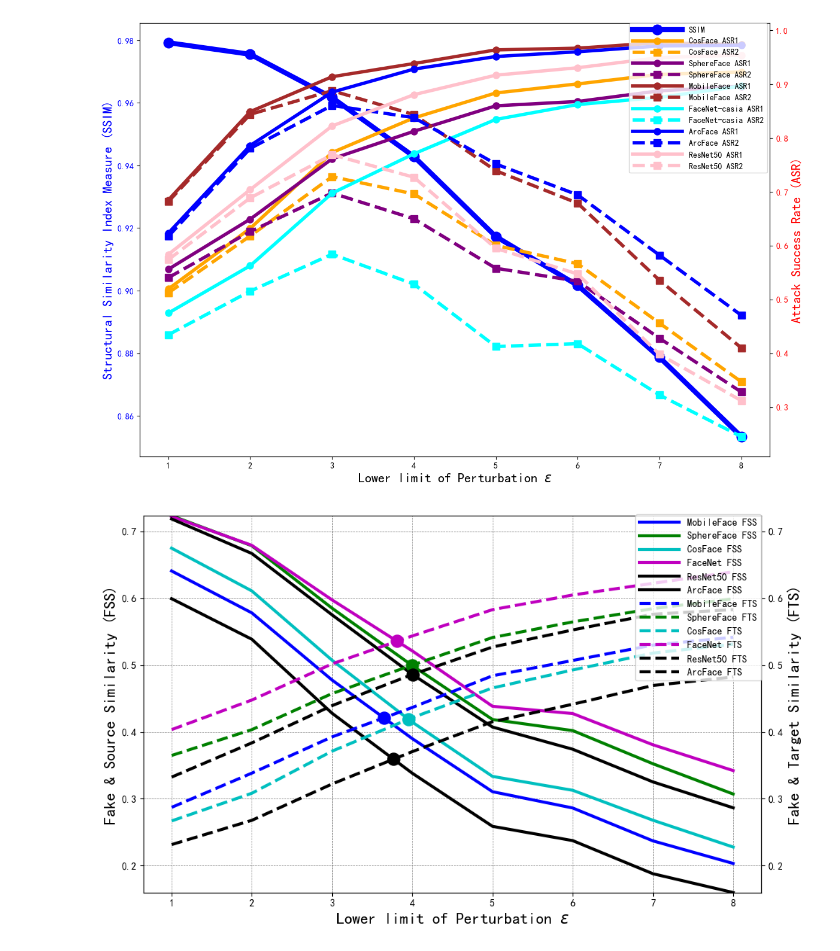
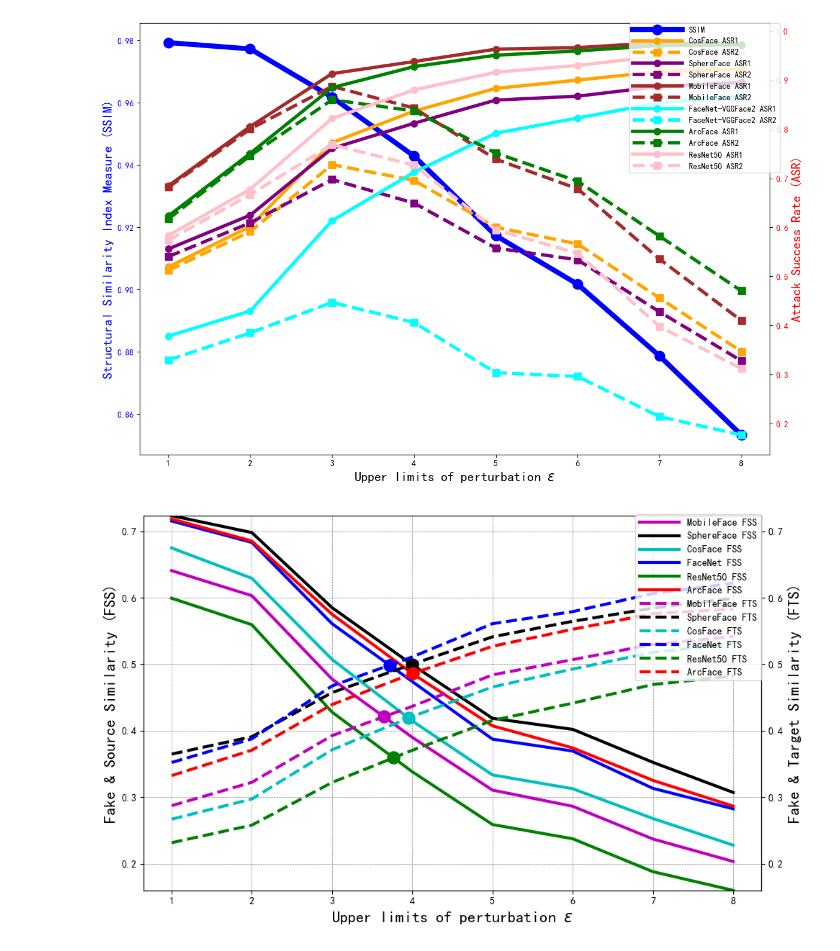
Before and after one commit to yangyang-onlysky/AdvFaceGAN, a Jupyter notebook: 6_hyperparam_experiment.ipynb, the cells around one changed output. Drawn from its saved outputs; the diff is of its cells as text; code cells hidden in the pictures.

```diff
--- a/6_hyperparam_experiment.ipynb
+++ b/6_hyperparam_experiment.ipynb
@@ -214,5 +228,5 @@ with torch.no_grad():
 # %%
-# 不同扰动强度科赛下的攻击性与隐蔽性关系
+/# 不同扰动强度科赛下的攻击性与隐蔽性关系
 # -*- coding: utf-8 -*-
 import matplotlib.pyplot as plt
 
@@ -225,7 +239,7 @@ attack_data = evaluation_results
 
 # 提取扰动强度
 wostloss_models = ['target 1 8白盒 无stloss 990',
-                    'target 2 8白盒 无stloss 1490',
+                   'target 2 8白盒 无stloss 990',
                    'target 3 8白盒 无stloss 990',
                    'target 4 8白盒 无stloss 990',
                    'target 5 8白盒 无stloss 990',
@@ -242,11 +256,11 @@ colors = [
     'purple',      # 紫色
     'brown',       # 棕色
     'cyan',        # 青色
-    'blue',      # 黄色
+    'green',      # 黄色
     "pink",        # 粉色
     'red',         # 红色
-    'yellow',        # 蓝色
-    'green',       # 绿色
+    'blue',        # 蓝色
+    'yellow',       # 绿色
 ]
 markers = ['o', 's', '^', 'D', 'P', 'H', 'X', 'v', '<']  # 圆形、方形、三角形等
 
@@ -255,38 +269,38 @@ average_ssim = [np.mean(attack_data[atk_model]['ArcFace']['average_ssim']) for a
 ax1.plot(x_index, average_ssim, color='b', marker='o', linestyle='-', linewidth=6, label=f'SSIM', markersize=12)
 
 # 设置左侧Y轴（SSIM）
-ax1.set_xlabel('Lower limit of Perturbation $\\epsilon$', fontsize=16)
+ax1.set_xlabel('Upper limits of perturbation $\\epsilon$', fontsize=16)
 ax1.set_ylabel('Structural Similarity Index Measure (SSIM)', color='b', fontsize=16)
 ax1.tick_params(axis='y', labelcolor='b')
 
 # 创建右侧Y轴并绘制ASR曲线
 ax2 = ax1.twinx()
 for idx, fr_model_name in enumerate(target_model_name_list[:-3]):
     attack_success_rate1 = [attack_data[atk_model][fr_model_name]['attack_success_rate1'] for atk_model in wostloss_models]
     attack_success_rate2 = [attack_data[atk_model][fr_model_name]['attack_success_rate2'] for atk_model in wostloss_models]
     # attack_success_rate3 = [attack_data[atk_model][fr_model_name]['attack_success_rate3'] for atk_model in wostloss_models]
 
     # 使用不同的颜色和标记绘制三条曲线，分别对应不同的攻击成功率
     ax2.plot(x_index, attack_success_rate1, color=colors[idx % len(colors)], marker=markers[0], linestyle='-', linewidth=4, label=f'{fr_model_name} ASR1', markersize=8)
     ax2.plot(x_index, attack_success_rate2, color=colors[idx % len(colors)], marker=markers[1], linestyle='--', linewidth=4, label=f'{fr_model_name} ASR2', markersize=8)
     # ax2.plot(x_index, attack_success_rate3, color=colors[idx % len(colors)], marker=markers[2], linestyle=':', linewidth=4, label=f'{fr_model_name} ASR3', markersize=8)
 
 # 设置右侧Y轴（ASR）
 ax2.set_ylabel('Attack Success Rate (ASR)', color='r', fontsize=16)
 ax2.tick_params(axis='y', labelcolor='r')
 
 # 添加图例
 fig.tight_layout()
 fig.legend(loc='upper left', bbox_to_anchor=(0.74, 0.99), handlelength=6)
 
 # 保存图表为 PNG 文件
 os.makedirs("./pic/", exist_ok=True)
 plt.savefig('./pic/Figure_6.png', format='png', dpi=300)
 
 # 显示图形
 plt.show()
 # %% [output]
-[figure, old version]
+[figure, new version]
 # %%
 # 进一步说明科赛怎么选取的 为什么选4或5
 # -*- coding: utf-8 -*-
@@ -302,7 +316,7 @@ attack_data = evaluation_results  # Replace with actual data
 
 # Extract perturbation strengths
 wostloss_models = ['target 1 8白盒 无stloss 990',
-                    'target 2 8白盒 无stloss 1490',
+                   'target 2 8白盒 无stloss 990',
                    'target 3 8白盒 无stloss 990',
                    'target 4 8白盒 无stloss 990',
                    'target 5 8白盒 无stloss 990',
@@ -321,8 +335,8 @@ mean_source_simi_sphereface = [np.mean(attack_data[atk_model]['SphereFace']['mea
 mean_target_simi_cosface = [np.mean(attack_data[atk_model]['CosFace']['mean_target']) for atk_model in wostloss_models]
 mean_source_simi_cosface = [np.mean(attack_data[atk_model]['CosFace']['mean_source']) for atk_model in wostloss_models]
 
-mean_target_simi_facenet = [np.mean(attack_data[atk_model]['FaceNet-casia']['mean_target']) for atk_model in wostloss_models]
-mean_source_simi_facenet = [np.mean(attack_data[atk_model]['FaceNet-casia']['mean_source']) for atk_model in wostloss_models]
+mean_target_simi_facenet = [np.mean(attack_data[atk_model]['FaceNet-VGGFace2']['mean_target']) for atk_model in wostloss_models]
+mean_source_simi_facenet = [np.mean(attack_data[atk_model]['FaceNet-VGGFace2']['mean_source']) for atk_model in wostloss_models]
 
 mean_target_simi_resnet = [np.mean(attack_data[atk_model]['ResNet50']['mean_target']) for atk_model in wostloss_models]
 mean_source_simi_resnet = [np.mean(attack_data[atk_model]['ResNet50']['mean_source']) for atk_model in wostloss_models]
@@ -333,40 +347,40 @@ mean_source_simi_arcface = [np.mean(attack_data[atk_model]['ArcFace']['mean_sour
 # Define a dictionary to manage data for all models
 models = {
     "MobileFace": {
-        'th_lfw': attack_data['target 2 8白盒 无stloss 1490']['MobileFace']['threshold'],
+        'th_lfw': attack_data['target 1 8白盒 无stloss 990']['MobileFace']['threshold'],
         "FSS": mean_source_simi_mobileface,
         "FTS": mean_target_simi_mobileface,
-        "color": "b",
+        "color": "m",
     },
     "SphereFace": {
-        'th_lfw': attack_data['target 2 8白盒 无stloss 1490']['SphereFace']['threshold'],
+        'th_lfw': attack_data['target 1 8白盒 无stloss 990']['SphereFace']['threshold'],
         "FSS": mean_source_simi_sphereface,
         "FTS": mean_target_simi_sphereface,
-        "color": "g",
+        "color": "k",
     },
     "CosFace": {
-        'th_lfw': attack_data['target 2 8白盒 无stloss 1490']['CosFace']['threshold'],
+        'th_lfw': attack_data['target 1 8白盒 无stloss 990']['CosFace']['threshold'],
         "FSS": mean_source_simi_cosface,
         "FTS": mean_target_simi_cosface,
         "color": "c",
     },
     "FaceNet": {
-        'th_lfw': attack_data['target 2 8白盒 无stloss 1490']['FaceNet-casia']['threshold'],
+        'th_lfw': attack_data['target 1 8白盒 无stloss 990']['FaceNet-VGGFace2']['threshold'],
         "FSS": mean_source_simi_facenet,
         "FTS": mean_target_simi_facenet,
-        "color": "m",
+        "color": "b",
     },
     "ResNet50": {
-        'th_lfw': attack_data['target 2 8白盒 无stloss 1490']['ResNet50']['threshold'],
+        'th_lfw': attack_data['target 1 8白盒 无stloss 990']['ResNet50']['threshold'],
         "FSS": mean_source_simi_resnet,
         "FTS": mean_target_simi_resnet,
-        "color": "k",
+        "color": "g",
     },
     "ArcFace": {
-        'th_lfw': attack_data['target 2 8白盒 无stloss 1490']['ArcFace']['threshold'],
+        'th_lfw': attack_data['target 1 8白盒 无stloss 990']['ArcFace']['threshold'],
         "FSS": mean_source_simi_arcface,
         "FTS": mean_target_simi_arcface,
-        "color": "k",
+        "color": "r",
     },
 }
 
@@ -445,7 +459,7 @@ for model, data in models.items():
             continue
 
 # Set axis labels
-ax1.set_xlabel('Lower limit of Perturbation $\\epsilon$', fontsize=16)
+ax1.set_xlabel('Upper limits of perturbation $\\epsilon$', fontsize=16)
 ax1.set_ylabel('Fake & Source Similarity (FSS)', fontsize=16)
 ax1.tick_params(axis='y')
 
@@ -462,7 +476,7 @@ plt.savefig('./pic/Figure_7.png', format='png', dpi=300)
 # Show the plot
 plt.show()
 # %% [output]
-[figure, old version]
+[figure, new version]
 # %%
 import re
 
```
Also changed, not shown: parts of 13 cells of this notebook, 14 other files.
